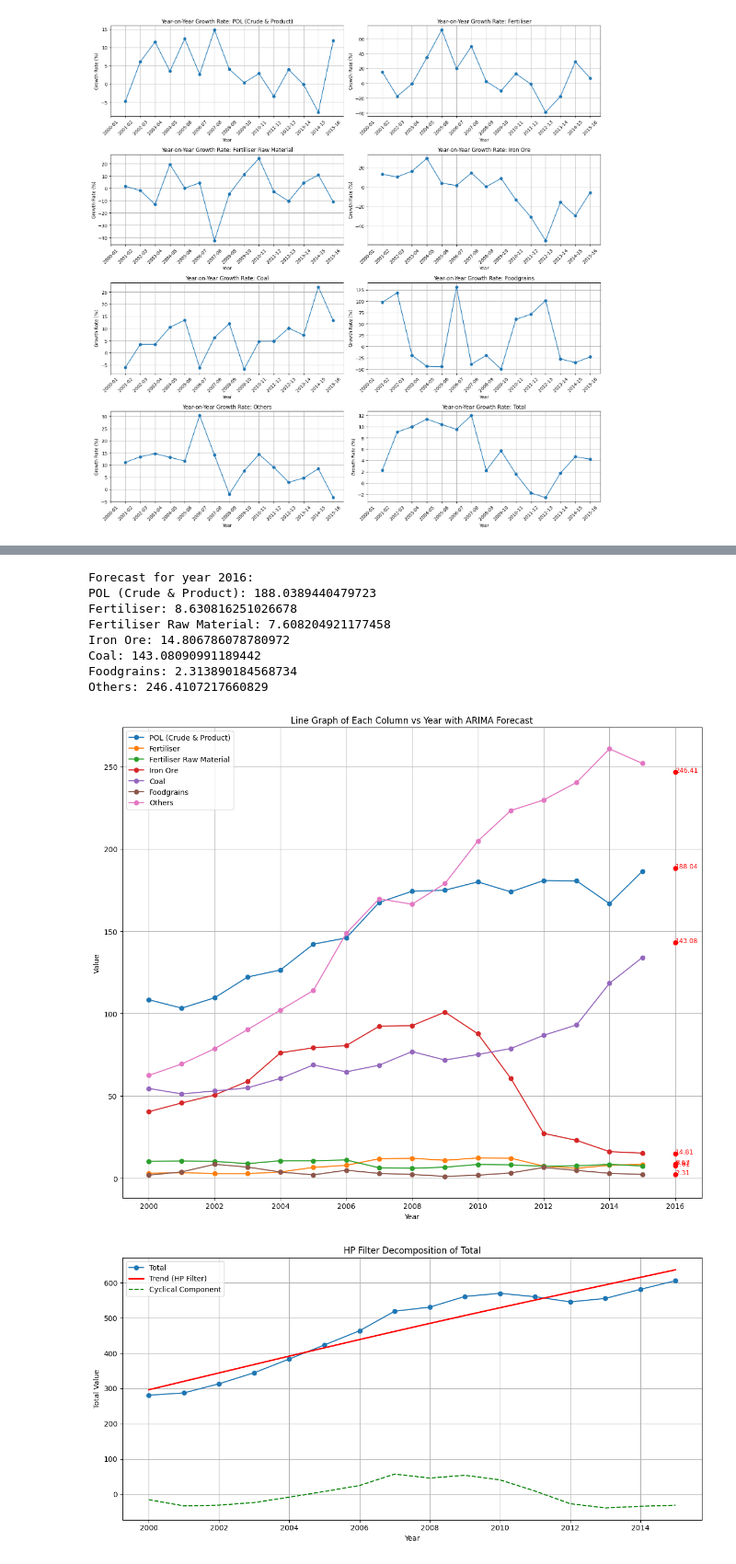
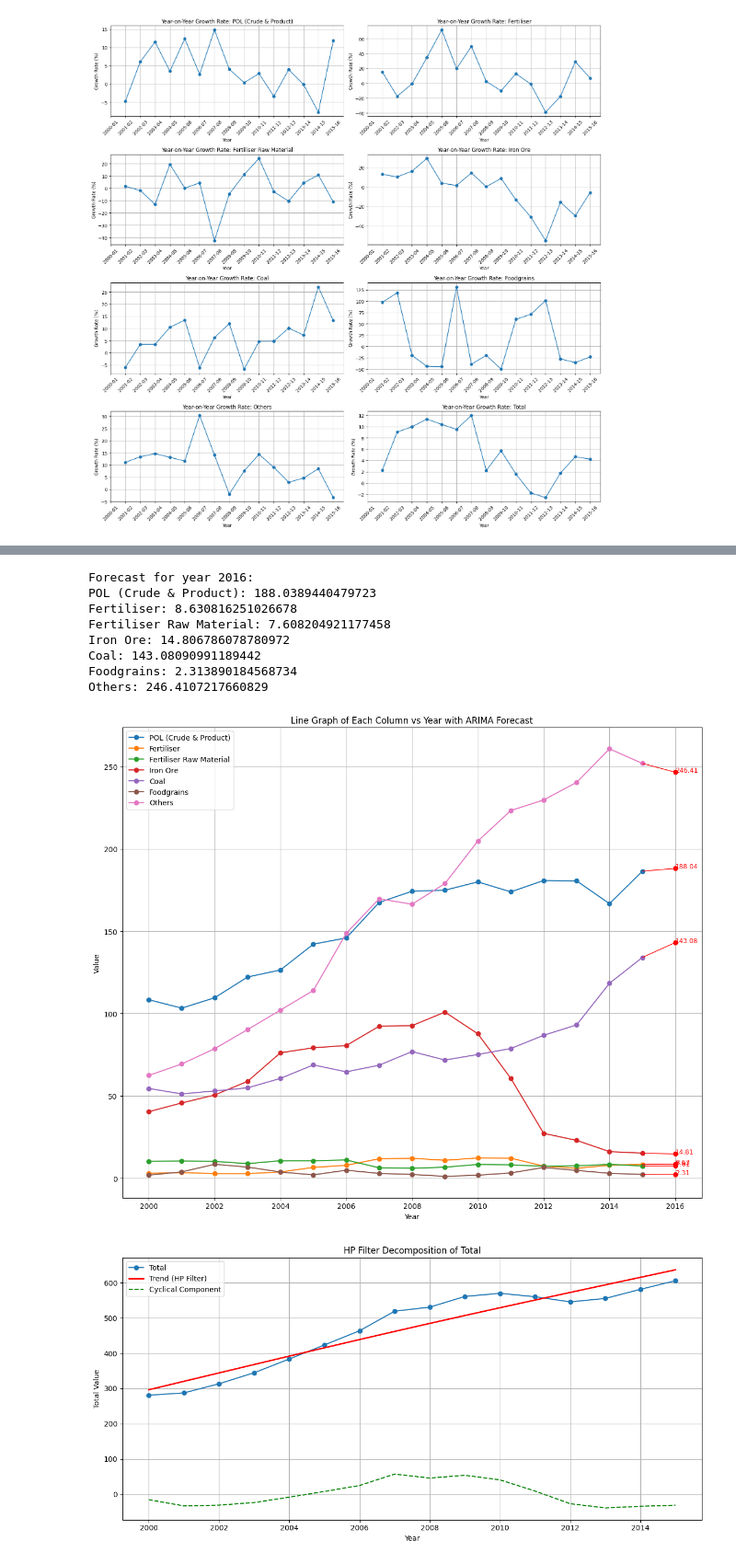
Before and after one commit to sarthak-somani/stats-project, a Jupyter notebook: stats-project-code.ipynb, the cells around one changed output, grey strips where cells are left out. Shown at 92% size. Saved outputs shown, nothing was run; the diff lists cells and outputs as text; code cells hidden in the pictures.

Commit message:
Added some new visualisations

```diff
--- a/stats-project-code.ipynb
+++ b/stats-project-code.ipynb
@@ -11,6 +11,20 @@ df.head()
 | 3 | 2003-04 | 122.16 | 2.86 | 8.94 | 58.85 | 54.90 | 6.84 | ... |
 | 4 | 2004-05 | 126.44 | 3.85 | 10.67 | 76.20 | 60.65 | 3.84 | ... |
 # %%
+import matplotlib.pyplot as plt
+
+# Ensure data_cols is defined (exclude any 'Total' column, case-insensitive)
+try:
+    data_cols
+except NameError:
+    data_cols = [col for col in df.columns[1:] if 'total' not in col.lower()]
+
+# Ensure year_col is defined; fallback to the first column name (usually 'Year')
+try:
+    year_col
+except NameError:
+    year_col = df.columns[0]
+
 plt.figure(figsize=(12, 10))
 for col in data_cols:
     plt.plot(df[year_col], df[col], marker='o', label=col)
@@ -102,34 +162,41 @@ for col in [c for c in df.columns[1:] if 'total' not in c.lower()]:
 
 print(f"\nForecast for year {next_year}:")
 for col, value in forecast_results.items():
     print(f"{col}: {value}")
 
 # Plot actual and predicted values for each commodity
 years = df[year_col].str.extract(r'(\d{4})')[0].astype(int)
 plt.figure(figsize=(12, 10))
 for col in [c for c in df.columns[1:] if 'total' not in c.lower()]:
     plt.plot(years, df[col], marker='o', label=col)
     # Plot the prediction as a red dot
     if not isinstance(forecast_results[col], str):
         plt.plot(next_year, forecast_results[col], marker='o', color='red')
         plt.text(next_year, forecast_results[col], f'{forecast_results[col]:.2f}', color='red', fontsize=9)
 plt.xlabel('Year')
 plt.ylabel('Value')
 plt.title('Line Graph of Each Column vs Year with ARIMA Forecast')
+# connect forecast to last actual point with a red line, then show legend
+for col in [c for c in df.columns[1:] if 'total' not in c.lower()]:
+    f = forecast_results.get(col)
+    if not isinstance(f, str) and pd.notnull(f):
+        last_year = years.iloc[-1]
+        last_val = df[col].iloc[-1]
+        plt.plot([last_year, next_year], [last_val, f], color='red', linestyle='-', linewidth=1)
 plt.legend()
 plt.grid(True)
 plt.tight_layout()
 plt.show()
 # %% [output]
 Forecast for year 2016:
 POL (Crude & Product): 188.0389440479723
 Fertiliser: 8.630816251026678
 Fertiliser Raw Material: 7.608204921177458
 Iron Ore: 14.806786078780972
 Coal: 143.08090991189442
 Foodgrains: 2.313890184568734
 Others: 246.4107217660829
-[figure, old version]
+[figure, new version]
 # %%
 # Hodrick-Prescott (HP) filter on the Total column and plot the result
 from statsmodels.tsa.filters.hp_filter import hpfilter
```
Also changed, not shown: parts of 3 cells of this notebook.
